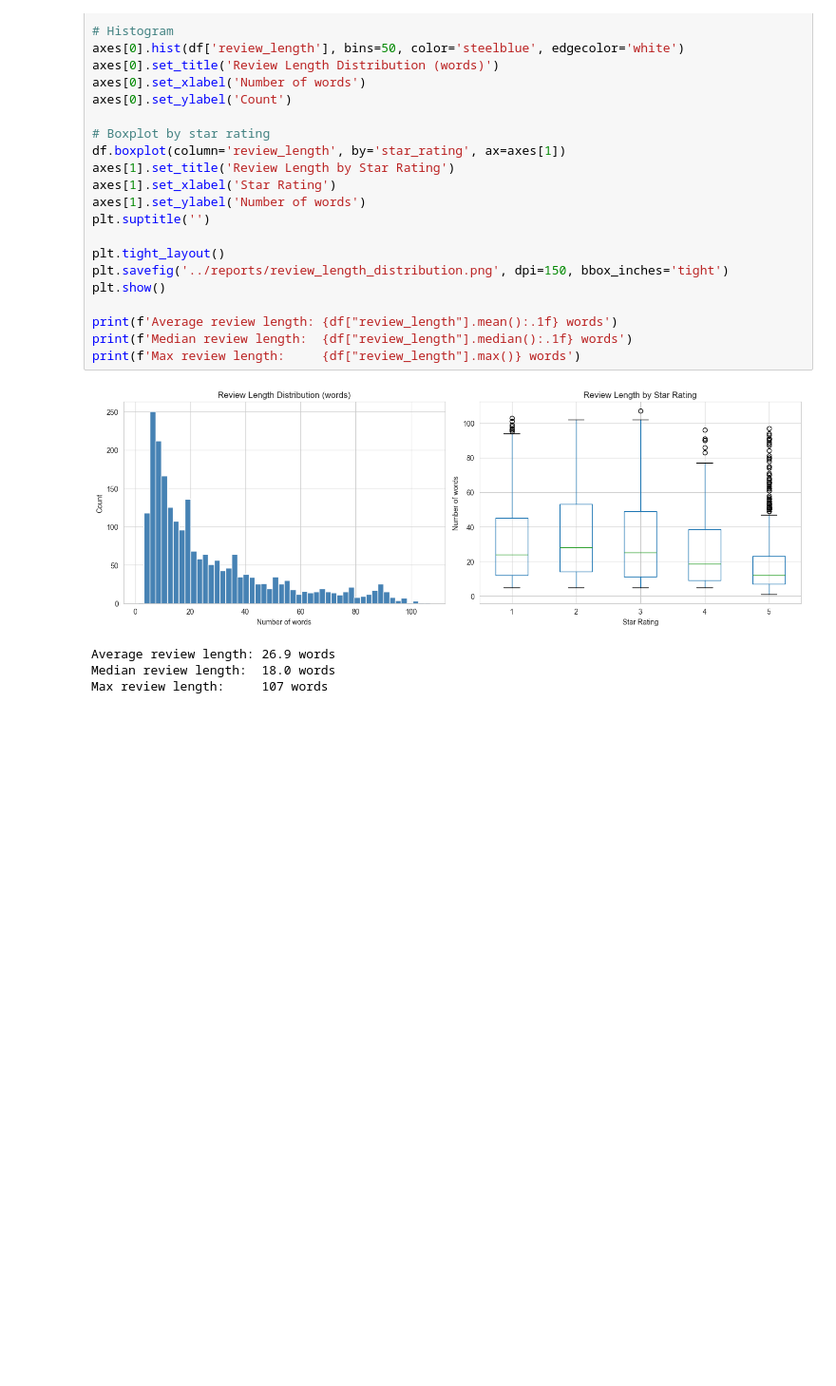
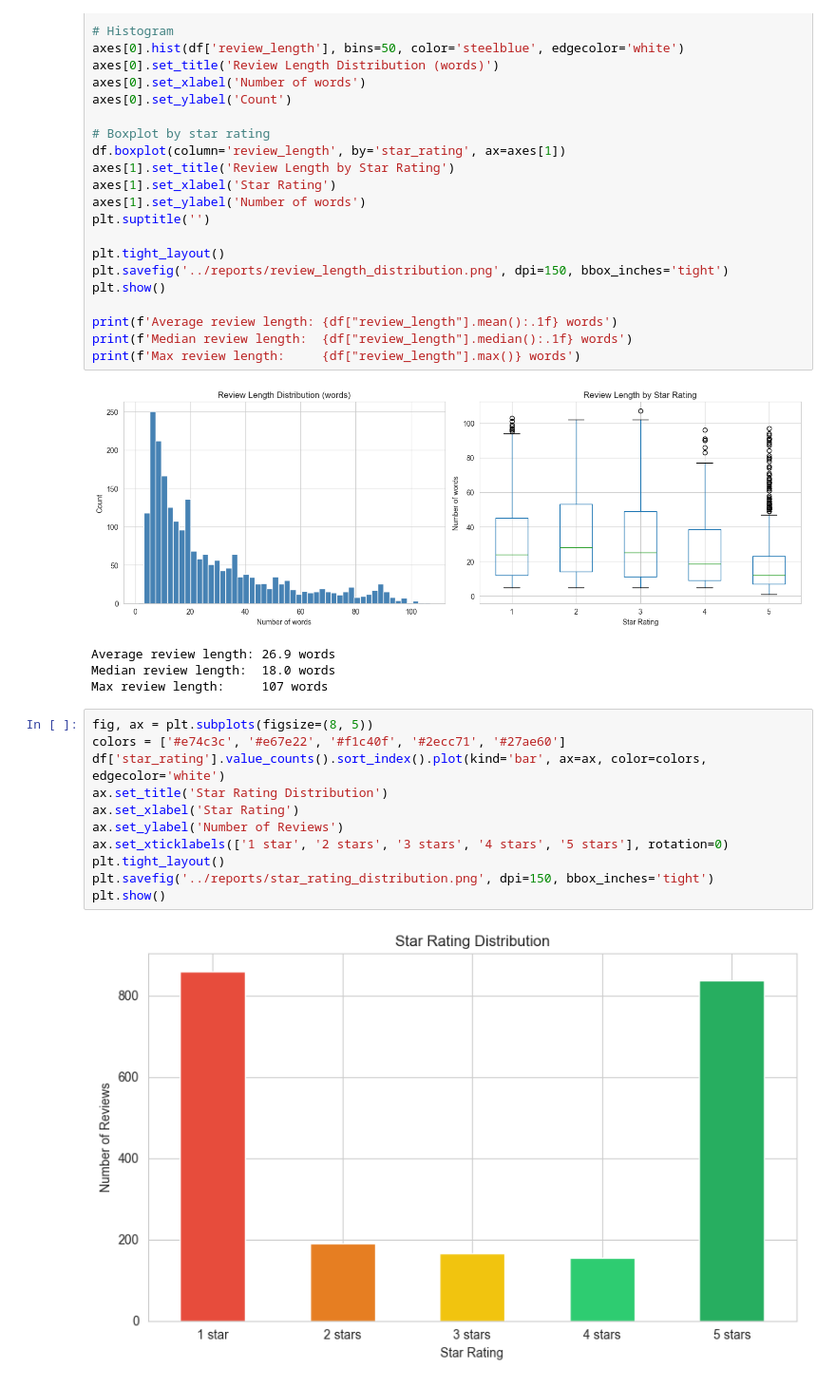
Before and after one commit to rohit913/mobile_app_review_classifier, a Jupyter notebook: Note book/02_eda.ipynb, the cells around one changed output. Shown at 95% size. Saved outputs shown, nothing was run; the diff lists cells and outputs as text; blank space fills up the shorter version.

```diff
--- a/Note book/02_eda.ipynb
+++ b/Note book/02_eda.ipynb
@@ -84,3 +84,16 @@ print(f'Max review length:     {df["review_length"].max()} words')
 Average review length: 26.9 words
 Median review length:  18.0 words
 Max review length:     107 words
+# %%
+fig, ax = plt.subplots(figsize=(8, 5))
+colors = ['#e74c3c', '#e67e22', '#f1c40f', '#2ecc71', '#27ae60']
+df['star_rating'].value_counts().sort_index().plot(kind='bar', ax=ax, color=colors, edgecolor='white')
+ax.set_title('Star Rating Distribution')
+ax.set_xlabel('Star Rating')
+ax.set_ylabel('Number of Reviews')
+ax.set_xticklabels(['1 star', '2 stars', '3 stars', '4 stars', '5 stars'], rotation=0)
+plt.tight_layout()
+plt.savefig('../reports/star_rating_distribution.png', dpi=150, bbox_inches='tight')
+plt.show()
+# %% [output]
+[figure, added]
```
Also changed, not shown: parts of 3 cells of this notebook, 3 other files.
